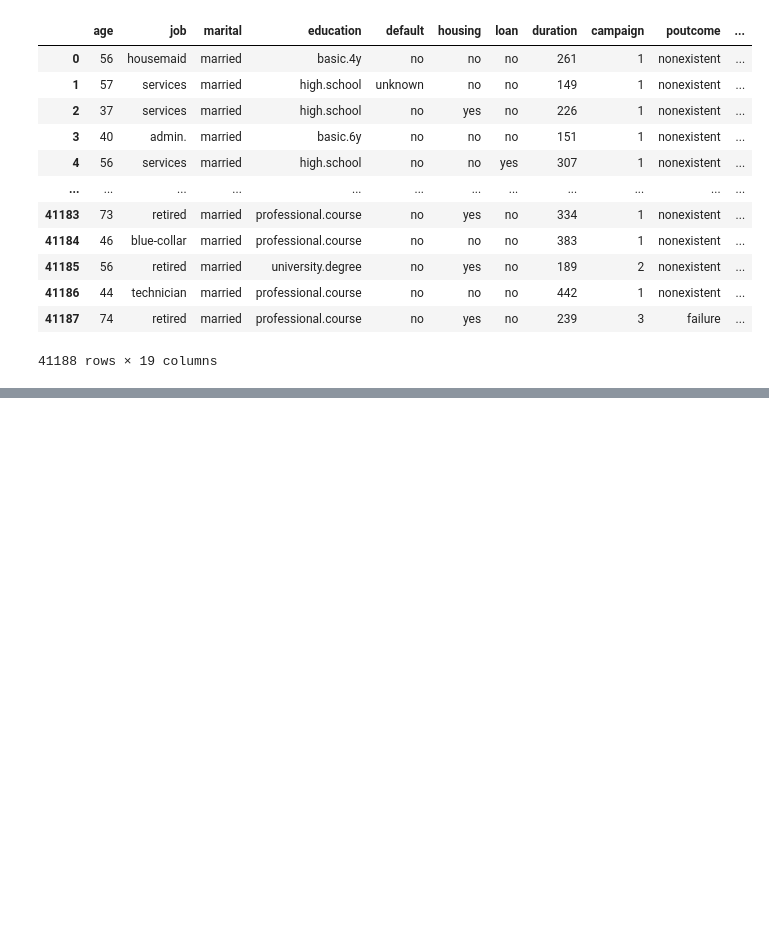
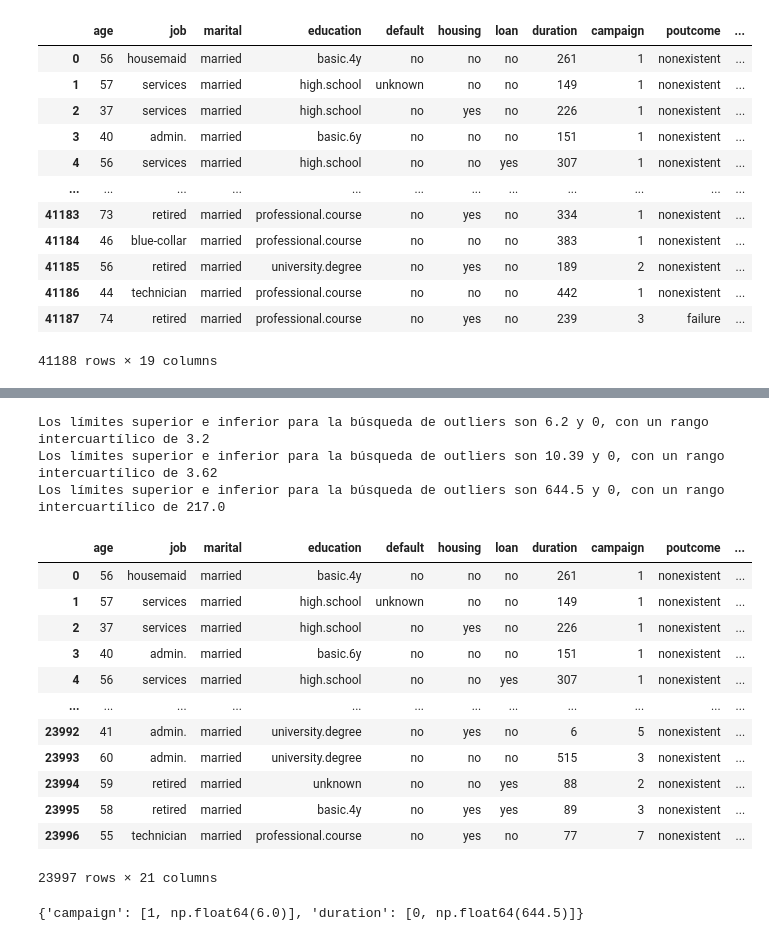
Before and after one commit to 4GeeksAcademy/ginappedrosa-machine-learning-python-template-2, a Jupyter notebook: src/explore.ipynb, the cells around one changed output, grey strips where cells are left out. Saved outputs shown, nothing was run; the diff lists cells and outputs as text; code cells hidden in the pictures; blank space fills up the shorter version.

```diff
--- a/src/explore.ipynb
+++ b/src/explore.ipynb
@@ -333,0 +483,62 @@ total_data
+# %%
+numerical_columns = [
+  "age",
+  "emp.var.rate",
+  "cons.price.idx",
+  "euribor3m",
+  "nr.employed",
+  "campaign",
+  "duration"
+  ]
+
+for column in numerical_columns:
+  stats = total_data[column].describe()
+  iqr = stats["75%"] - stats["25%"]
+  upper_limit = stats["75%"] + 1.5 * iqr
+  lower_limit = stats["75%"] - 1.5 * iqr
+  if lower_limit < 0:
+    lower_limit = 0
+    print(f"Los límites superior e inferior para la búsqueda de outliers son {round(upper_limit, 2)} y {round(lower_limit, 2)}, con un rango intercuartílico de {round(iqr, 2)}")
+# %% [output]
+Los límites superior e inferior para la búsqueda de outliers son 6.2 y 0, con un rango intercuartílico de 3.2
+Los límites superior e inferior para la búsqueda de outliers son 10.39 y 0, con un rango intercuartílico de 3.62
+Los límites superior e inferior para la búsqueda de outliers son 644.5 y 0, con un rango intercuartílico de 217.0
+# %%
+total_data[total_data["emp.var.rate"] > lower_limit]
+# %% [output]
+|  | age | job | marital | education | default | housing | loan | duration | campaign | poutcome | ... |
+| 0 | 56 | housemaid | married | basic.4y | no | no | no | 261 | 1 | nonexistent | ... |
+| 1 | 57 | services | married | high.school | unknown | no | no | 149 | 1 | nonexistent | ... |
+| 2 | 37 | services | married | high.school | no | yes | no | 226 | 1 | nonexistent | ... |
+| 3 | 40 | admin. | married | basic.6y | no | no | no | 151 | 1 | nonexistent | ... |
+| 4 | 56 | services | married | high.school | no | no | yes | 307 | 1 | nonexistent | ... |
+| ... | ... | ... | ... | ... | ... | ... | ... | ... | ... | ... | ... |
+| 23992 | 41 | admin. | married | university.degree | no | yes | no | 6 | 5 | nonexistent | ... |
+| 23993 | 60 | admin. | married | university.degree | no | no | no | 515 | 3 | nonexistent | ... |
+| 23994 | 59 | retired | married | unknown | no | no | yes | 88 | 2 | nonexistent | ... |
+| 23995 | 58 | retired | married | basic.4y | no | yes | yes | 89 | 3 | nonexistent | ... |
+| 23996 | 55 | technician | married | professional.course | no | yes | no | 77 | 7 | nonexistent | ... |
+23997 rows × 21 columns
+# %%
+total_data_CON_outliers = total_data.copy()
+
+total_data_SIN_outliers = total_data.copy()
+
+def replace_outliers_from_column(column, total_data):
+  column_stats = total_data[column].describe()
+  column_iqr = column_stats["75%"] - column_stats["25%"]
+  upper_limit = column_stats["75%"] + 1.5 * column_iqr
+  lower_limit = column_stats["25%"] - 1.5 * column_iqr
+  if lower_limit < 0: lower_limit = min(total_data[column])
+  total_data[column] = total_data[column].apply(lambda x: x if (x <= upper_limit) else upper_limit)
+  total_data[column] = total_data[column].apply(lambda x: x if (x >= lower_limit) else lower_limit)
+  return total_data.copy(), [lower_limit, upper_limit]
+
+outliers_dict = {}
+for column in ['campaign', 'duration']:
+  total_data_SIN_outliers, limit_list = replace_outliers_from_column(column, total_data_SIN_outliers)
+  outliers_dict[column] = limit_list
+
+outliers_dict
+# %% [output]
+{'campaign': [1, np.float64(6.0)], 'duration': [0, np.float64(644.5)]}
```
Also changed, not shown: parts of 27 cells of this notebook, 21 other files.
